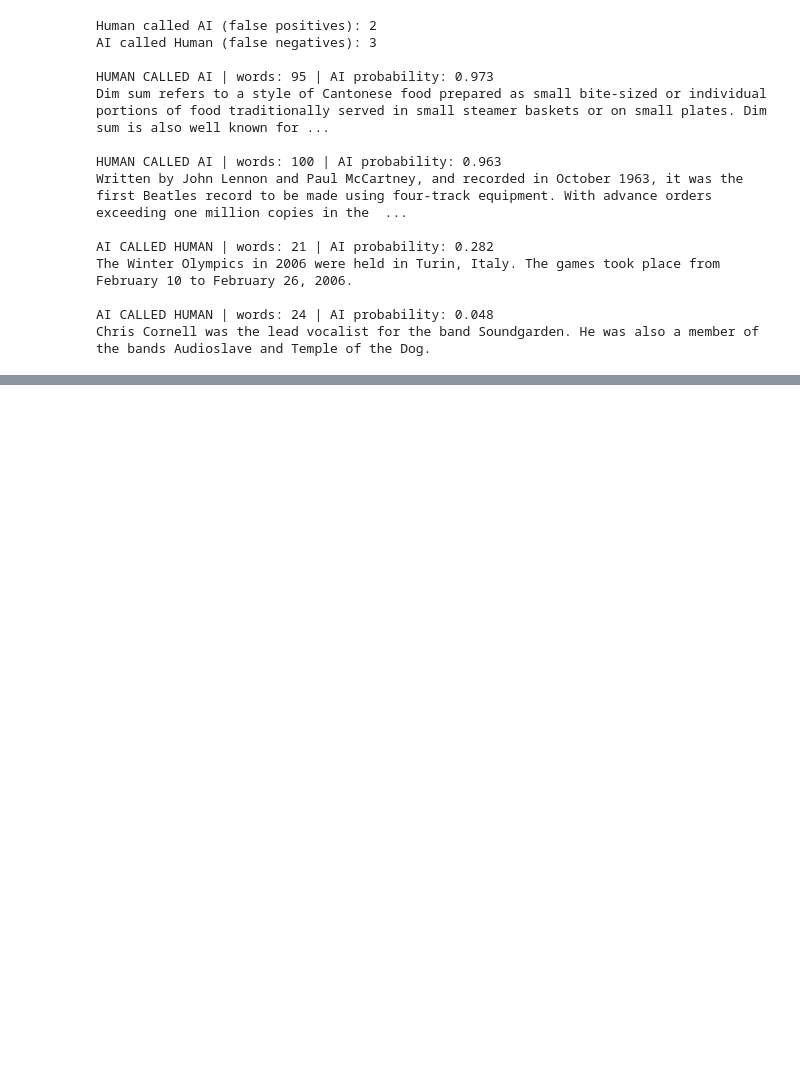
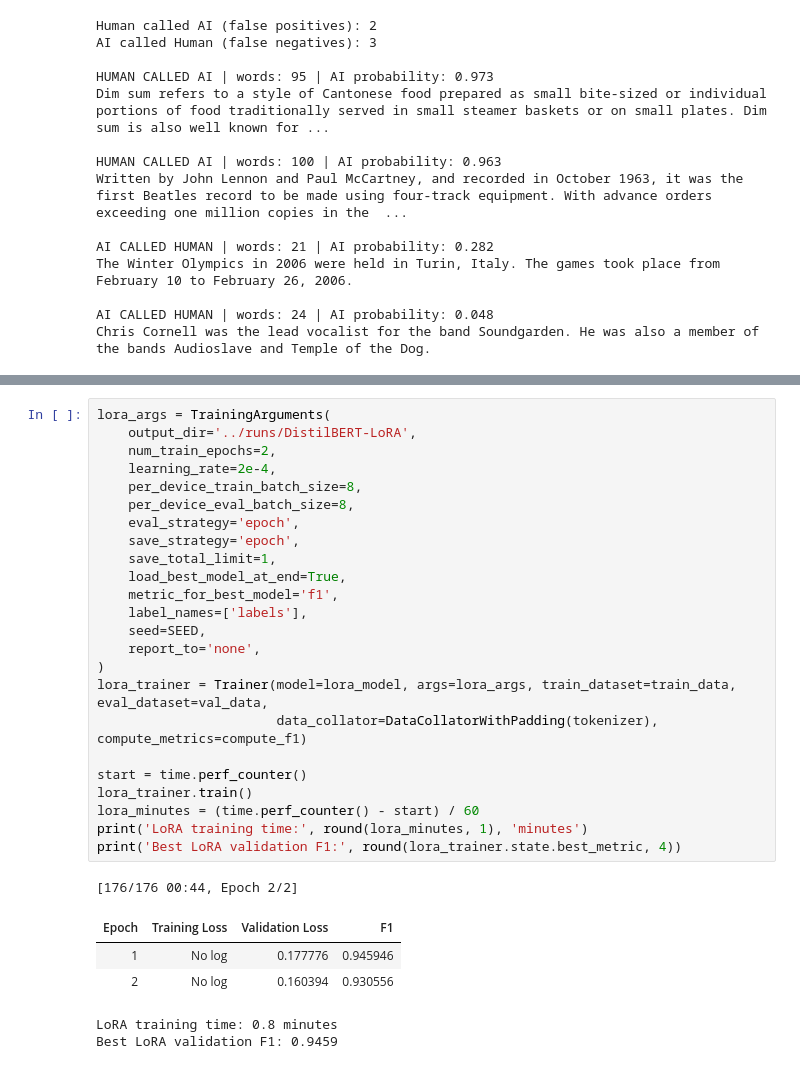
Before and after one commit to marwanabdodahi/AI-Human-Detection, a Jupyter notebook: notebooks/01_distilbert.ipynb, the cells around one changed output, grey strips where cells are left out. Saved outputs shown, nothing was run; the diff lists cells and outputs as text; blank space fills up the shorter version.

```diff
--- a/notebooks/01_distilbert.ipynb
+++ b/notebooks/01_distilbert.ipynb
@@ -316,0 +344,31 @@ Chris Cornell was the lead vocalist for the band Soundgarden. He was also a memb
+# %%
+lora_args = TrainingArguments(
+    output_dir='../runs/DistilBERT-LoRA',
+    num_train_epochs=2,
+    learning_rate=2e-4,
+    per_device_train_batch_size=8,
+    per_device_eval_batch_size=8,
+    eval_strategy='epoch',
+    save_strategy='epoch',
+    save_total_limit=1,
+    load_best_model_at_end=True,
+    metric_for_best_model='f1',
+    label_names=['labels'],
+    seed=SEED,
+    report_to='none',
+)
+lora_trainer = Trainer(model=lora_model, args=lora_args, train_dataset=train_data, eval_dataset=val_data,
+                       data_collator=DataCollatorWithPadding(tokenizer), compute_metrics=compute_f1)
+
+start = time.perf_counter()
+lora_trainer.train()
+lora_minutes = (time.perf_counter() - start) / 60
+print('LoRA training time:', round(lora_minutes, 1), 'minutes')
+print('Best LoRA validation F1:', round(lora_trainer.state.best_metric, 4))
+# %% [output]
+[176/176 00:44, Epoch 2/2]
+| Epoch | Training Loss | Validation Loss | F1 |
+| 1 | No log | 0.177776 | 0.945946 |
+| 2 | No log | 0.160394 | 0.930556 |
+LoRA training time: 0.8 minutes
+Best LoRA validation F1: 0.9459
```
Also changed, not shown: parts of 4 cells of this notebook, 1 other file.
